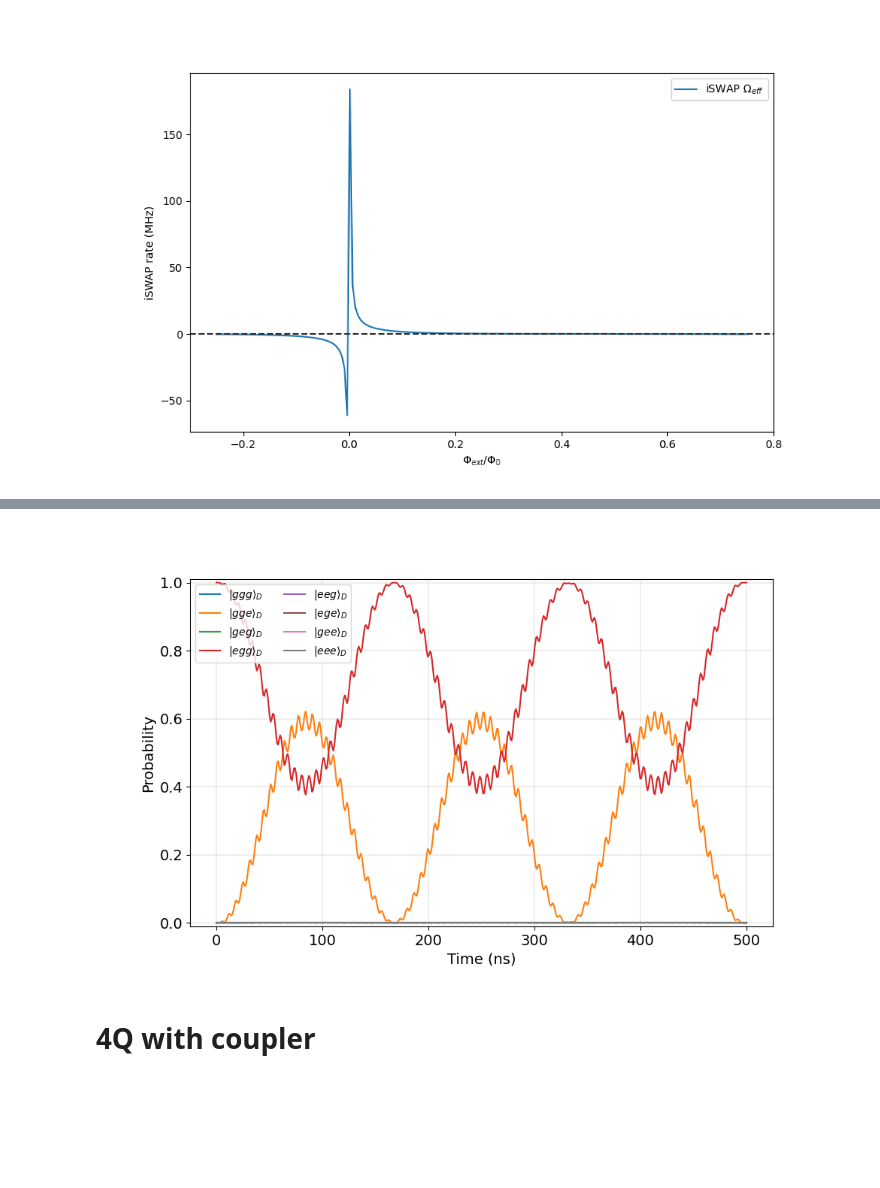
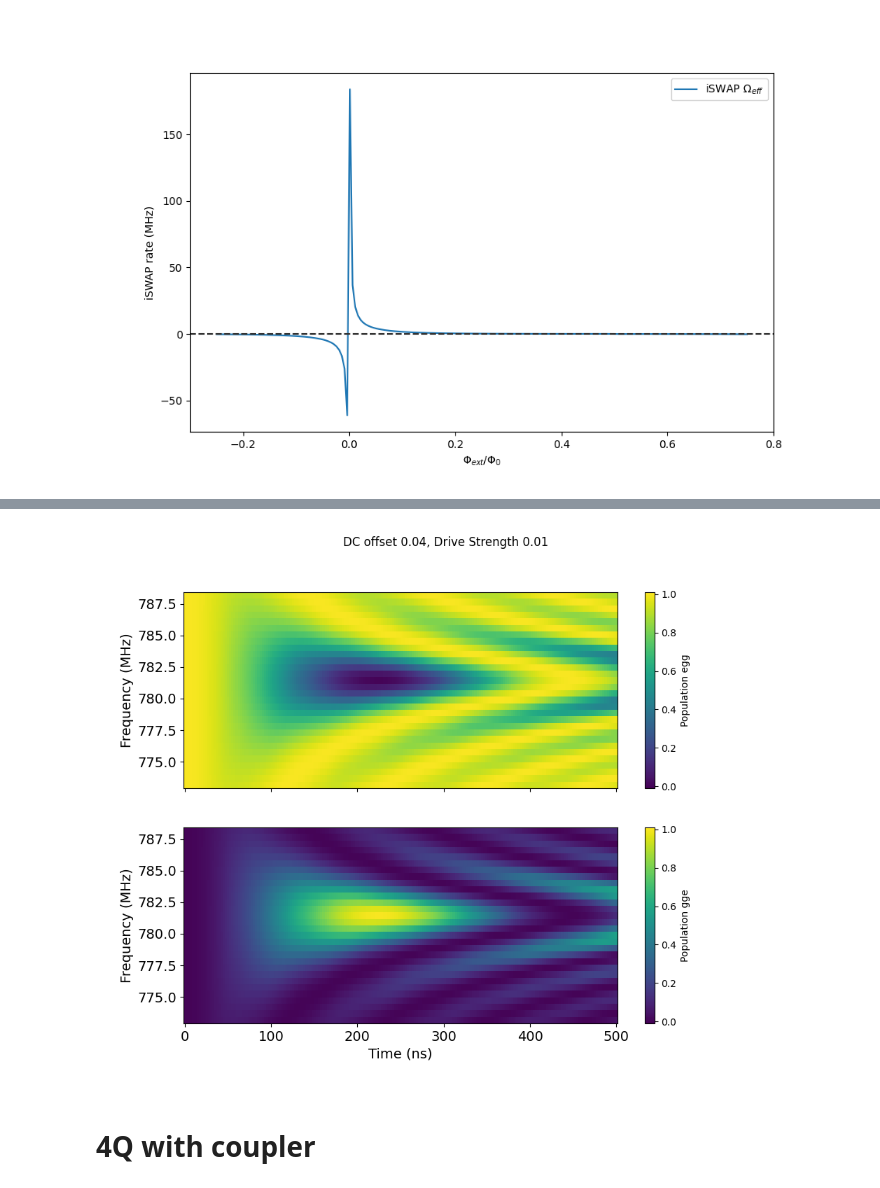
Before and after one commit to sebastienLeg/qutip_sims, a Jupyter notebook: tunabletransmoncoupler_4transmon.ipynb, the cells around one changed output, grey strips where cells are left out. Drawn from its saved outputs; the diff is of its cells as text; code cells hidden in the pictures; blank space fills up the shorter version.

Commit message:
updates to qswitch to 3q tomo

```diff
--- a/tunabletransmoncoupler_4transmon.ipynb
+++ b/tunabletransmoncoupler_4transmon.ipynb
@@ -180,0 +186,20 @@ Max ZZ (MHz) 16.24188474995325 at phi_ext/phi0 0.0012562814070351536
+# %%
+# dc_phi_ext = 0.06
+# drive_strength = 0.015
+
+dc_phi_ext = 0.04
+drive_strength = 0.01
+
+qram = QSwitchTunableTransmonCoupler(
+    EJs=EJs,
+    ECs=ECs,
+    dEJ=dEJ,
+    phi_ext=0,
+    gs=gs,
+    is2Q=True,
+    cutoffs=cutoffs,
+    useZZs=False,
+)
+
+# ifstates = ('egg', 'geg')
+ifstates = ('egg', 'gge')
@@ -228,36 +241,24 @@ Total run time:   3.01s
-# %%
-saveplot = False
-
-plt.figure(figsize=(10,6))
-if saveplot: plt.style.use('dark_background')
-
-plot_states = ['ggg', 'gge', 'geg', 'egg', 'eeg', 'ege', 'gee', 'eee']
-prob_states = dict()
-for state in plot_states:
-    psi = qram.state(state)
-    prob_states.update({state:[np.abs(psi.overlap(result[t]))**2 for t in range(len(times))]})
-
-for state in plot_states:
-    plt.plot(times, prob_states[state], label=rf'$|{state}\rangle_D$')
-
-plt.legend(fontsize=10, ncol=2)
-plt.ylim(-0.01, 1.01)
-# plt.xlim(750, 1000)
-plt.tick_params(labelsize=14)
-plt.xlabel('Time (ns)', fontsize=14)
-plt.ylabel('Probability', fontsize=14)
-# plt.title(r'$\psi_0=|$'+psi0_name+r'$\rangle$')
-# plt.title('QRAM state evolution in memory access operation')
-plt.grid(linewidth=0.3)
-
-if saveplot:
-    plot_filename = 'qram_protocol_simulated.png'
-    plt.savefig(plot_filename, format='png', bbox_inches='tight', transparent = True)
-    print('Saved', plot_filename)
-
-plt.show()
-# %% [output]
-[figure, removed]
+# %%
+outer_sweep = wd_sweep
+inner_sweep = times
+y_sweep = outer_sweep
+x_sweep = inner_sweep
+
+fig, axs = plt.subplots(len(plot_states), 1, figsize=(10, 4*len(plot_states)), gridspec_kw={'height_ratios': [1]*len(plot_states)}, sharex='col')
+ax1, ax2 = axs
+plt.suptitle(f'DC offset {dc_phi_ext}, Drive Strength {drive_strength}')
+for i_state, state in enumerate(plot_states):
+    plt.sca(axs[i_state])
+    plt.pcolormesh(x_sweep, 1e3*y_sweep/2/np.pi, prob_states[state], cmap='viridis', shading='auto')
+
+    plt.colorbar(label=f'Population {state}')
+    plt.clim(-0.01, 1.01)
+    plt.tick_params(labelsize=14)
+    plt.ylabel('Frequency (MHz)', fontsize=14)
+plt.xlabel('Time (ns)', fontsize=14)
+plt.show()
+# %% [output]
+[figure, added]
 # %% [markdown]
 # 4Q with coupler
 # %% [markdown]
```
Also changed, not shown: parts of 5 cells of this notebook, 4 other files.
